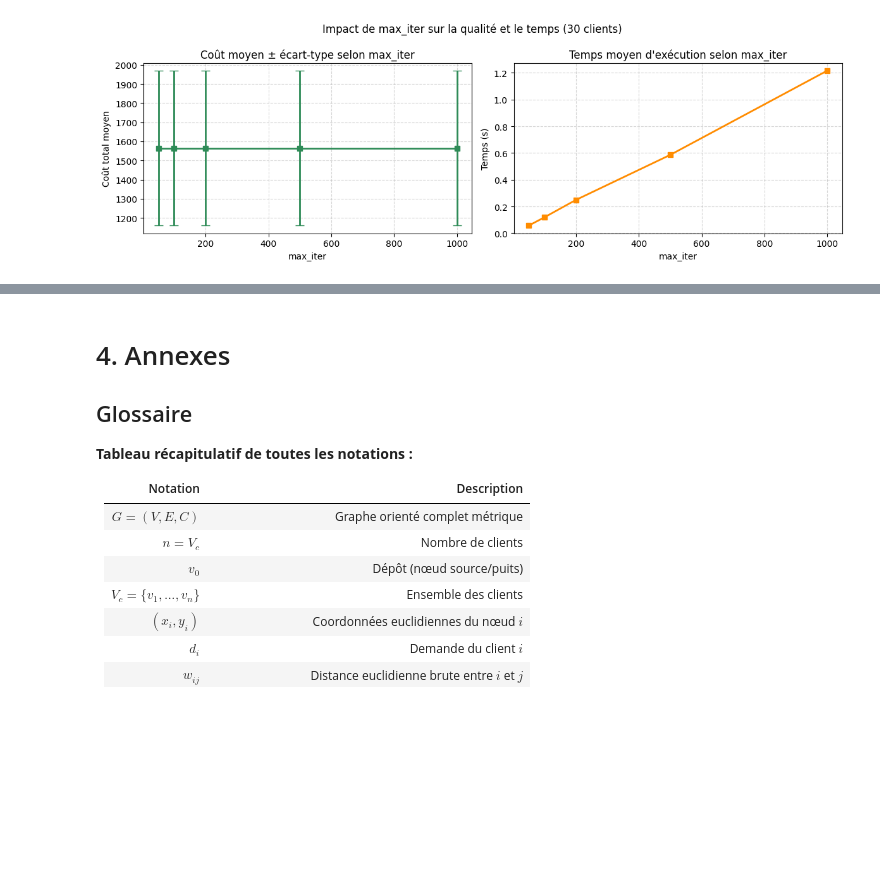
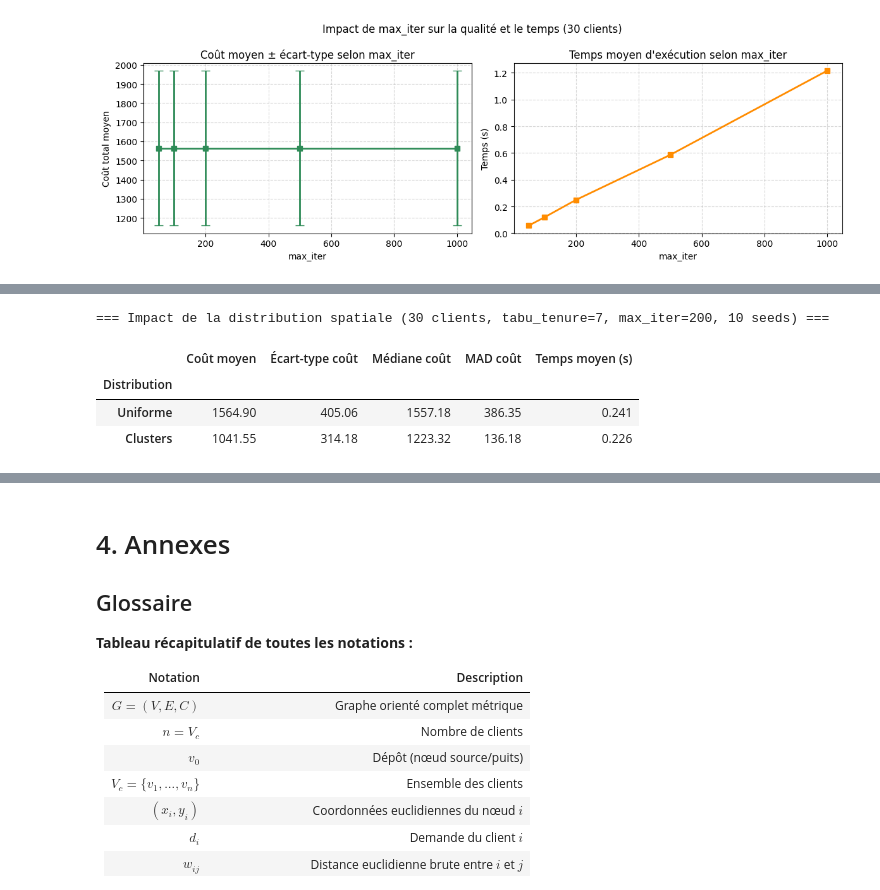
Before and after one commit to LonelyBadeline/CesiCDP, a Jupyter notebook: CesiCDP.ipynb, the cells around one changed output, grey strips where cells are left out. Saved outputs shown, nothing was run; the diff lists cells and outputs as text; code cells hidden in the pictures; blank space fills up the shorter version.

```diff
--- a/CesiCDP.ipynb
+++ b/CesiCDP.ipynb
@@ -1782,0 +1834,65 @@ On comparera les résultats obtenus sur les trois catégories d'instances (petit
+# %%
+def generate_clustered_instance(n_cities, n_clusters=3, seed=42):
+    """Génère une instance avec des clients regroupés en clusters."""
+    rng = np.random.default_rng(seed)
+    centers = rng.uniform(10, 90, size=(n_clusters, 2))
+    coords = []
+    for i in range(n_cities):
+        center = centers[i % n_clusters]
+        point = center + rng.normal(0, 8, size=2)
+        point = np.clip(point, 0, 100)
+        coords.append(point)
+    coords = np.array(coords)
+    dist_matrix = np.zeros((n_cities, n_cities))
+    for i in range(n_cities):
+        for j in range(n_cities):
+            if i != j:
+                dist_matrix[i][j] = np.sqrt(
+                    (coords[i][0] - coords[j][0])**2 +
+                    (coords[i][1] - coords[j][1])**2
+                )
+    return coords, dist_matrix
+
+
+N_EXP = 30
+results_distrib = []
+
+for distrib, gen_fn in [("Uniforme", generate_instance),
+                         ("Clusters", generate_clustered_instance)]:
+    costs, times = [], []
+    for seed in range(N_SEEDS):
+        coords_d, dist_d = gen_fn(N_EXP, seed=seed)
+        demands_d = [0] + [np.random.default_rng(seed).integers(1, 11).item()
+                           for _ in range(N_EXP - 1)]
+        t0 = time.time()
+        _, cost = tabu_search_cvrp(
+            dist_d, demands_d, CAPACITY,
+            tabu_tenure=TENURE_OPT,
+            max_iter=MAX_ITER_OPT
+        )
+        elapsed = time.time() - t0
+        costs.append(cost)
+        times.append(elapsed)
+
+    costs = np.array(costs)
+    times = np.array(times)
+    mad_cost = np.median(np.abs(costs - np.median(costs)))
+
+    results_distrib.append({
+        "Distribution"    : distrib,
+        "Coût moyen"      : round(costs.mean(), 2),
+        "Écart-type coût" : round(costs.std(), 2),
+        "Médiane coût"    : round(np.median(costs), 2),
+        "MAD coût"        : round(mad_cost, 2),
+        "Temps moyen (s)" : round(times.mean(), 3),
+    })
+
+df_distrib = pd.DataFrame(results_distrib).set_index("Distribution")
+print("=== Impact de la distribution spatiale (30 clients, tabu_tenure=7, max_iter=200, 10 seeds) ===")
+df_distrib
+# %% [output]
+=== Impact de la distribution spatiale (30 clients, tabu_tenure=7, max_iter=200, 10 seeds) ===
+|  | Coût moyen | Écart-type coût | Médiane coût | MAD coût | Temps moyen (s) |
+| Distribution |  |  |  |  |  |
+| Uniforme | 1564.90 | 405.06 | 1557.18 | 386.35 | 0.241 |
+| Clusters | 1041.55 | 314.18 | 1223.32 | 136.18 | 0.226 |
```
Also changed, not shown: parts of 6 cells of this notebook.
